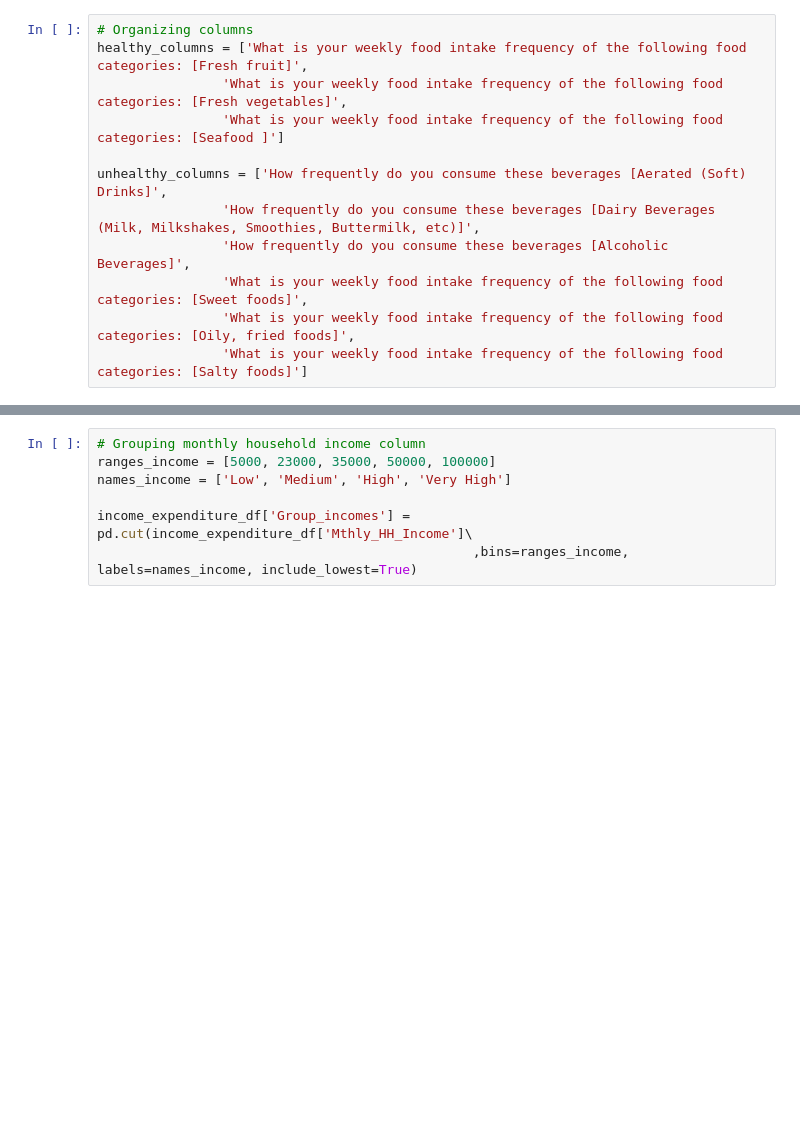
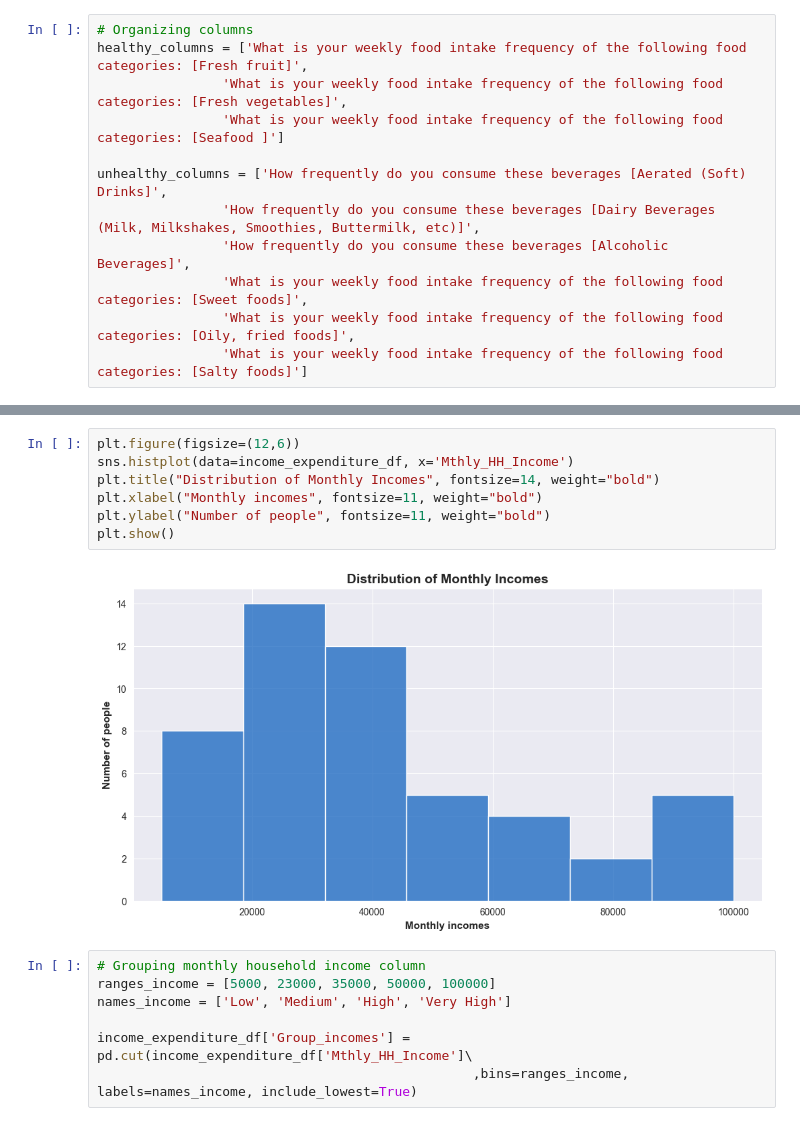
Before and after one commit to StephanieApaza/Income_influence_food_choices, a Jupyter notebook: income_food_choices.ipynb, the cells around one changed output, grey strips where cells are left out. Cells and saved outputs as stored; diff of their text form; blank space fills up the shorter version.

```diff
--- a/income_food_choices.ipynb
+++ b/income_food_choices.ipynb
@@ -382,3 +406,12 @@ dietary_habits_df[['Age','Healthy_eating_score', 'Unhealthy_eating_score']].head
+# %%
+plt.figure(figsize=(12,6))
+sns.histplot(data=income_expenditure_df, x='Mthly_HH_Income')
+plt.title("Distribution of Monthly Incomes", fontsize=14, weight="bold")
+plt.xlabel("Monthly incomes", fontsize=11, weight="bold")
+plt.ylabel("Number of people", fontsize=11, weight="bold")
+plt.show()
+# %% [output]
+[figure, added]
 # %%
 # Grouping monthly household income column
 ranges_income = [5000, 23000, 35000, 50000, 100000]
```
Also changed, not shown: parts of 17 cells of this notebook.
